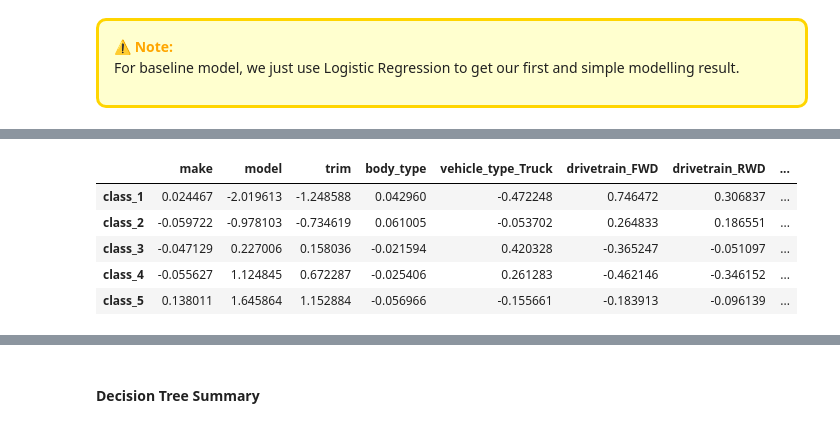
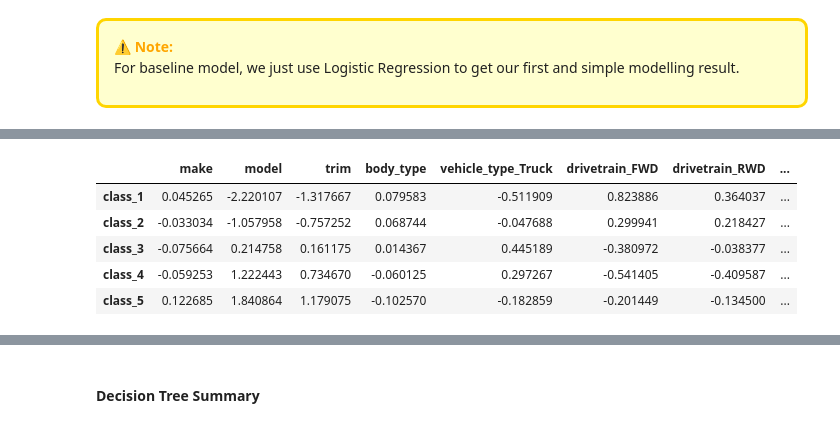
Before and after one commit to anthonynamnam/brainstation_capstone, a Jupyter notebook: Notebooks/model-development.ipynb, the cells around one changed output, grey strips where cells are left out. Saved outputs shown, nothing was run; the diff lists cells and outputs as text; code cells hidden in the pictures.

```diff
--- a/Notebooks/model-development.ipynb
+++ b/Notebooks/model-development.ipynb
@@ -1704,11 +1735,11 @@ For baseline model, we just use Logistic Regression to get our first and simple
 # %%
 from sklearn.linear_model import LogisticRegression
 
-def model(test = False,save = True):
+def model(test = False):
     model = MyModel(X_train,X_test,
                     y_train,y_test,
                     train_subsample_size=global_subsampling_pct,
-                    test_subsample_size=None)
+                    test_subsample_size=global_subsampling_pct)
 
     # Apply Subsampling for faster training in experimental stage
     model.init_subsampling() # Subsample data for faster deployment
@@ -1718,18 +1749,30 @@ def model(test = False,save = True):
     model.init_target_encoding(columns=["make","model","trim","body_type"])
     model.init_encoder() # Activate all encoders and add to pipeline
 
+    # Instantiate scaler steps
     model.init_standard_scaler(columns=["make","model","trim","body_type"])
     model.init_scaler() # Activate all scalers and add to pipeline
 
     # Instantiate model and add to pipeline
-    model_name = "logit_v1"
+    model_name = "logit_baseline"
     model.init_model(name = model_name,
-                     model = LogisticRegression(penalty = "l2", # Avoid Overfitting
-                                                max_iter=10000,
-                                                C = 1))
+                     model = LogisticRegression()
+                    )
 
     # Instantiate the entire pipeline
     model.init_pipeline()
+
+    # Set K-Fold CV
+    model.set_kfold_cv(5)
+
+    # Instantiate the grid search
+    model.init_grid_search(params={f"{model_name}__C":[1],
+                                   f"{model_name}__penalty":["l2"], # Avoid Overfitting
+                                   f"{model_name}__max_iter":[10000],
+                                   f"{model_name}__class_weight":["balanced"], # Class Imbalance
+                                  },
+                           n_job = 3
+                          )
 
     # Fit the Pipeline
     model.fit()
@@ -1750,15 +1793,14 @@ def model(test = False,save = True):
     model.print_confusion_matrix()
 
     # Add model performance
-    if not test:
-        global perf
-        perf = model.add_perf(perf)
+    global perf
+    perf = model.add_perf(perf,test)
 
-    if save:
-        model.save_model()
+    # Save the model
+    model.save_model()
 
     return model
 
 # Run this model
-logit_v1 = model()
+logit = model()
 # %% [output]
@@ -1790,14 +2623,14 @@ actual_5         35        281       3495       5287       8540
 # %%
-this_model = logit_v1.pipeline[-1]
+this_model = logit.grid_search.best_estimator_[-1]
 feature_importance = pd.DataFrame(this_model.coef_,
                                   index = [f"class_{i+1}" for i in this_model.classes_],
                                   columns=this_model.feature_names_in_)
 
 feature_importance
 # %% [output]
 |  | make | model | trim | body_type | vehicle_type_Truck | drivetrain_FWD | drivetrain_RWD | ... |
-| class_1 | 0.024467 | -2.019613 | -1.248588 | 0.042960 | -0.472248 | 0.746472 | 0.306837 | ... |
-| class_2 | -0.059722 | -0.978103 | -0.734619 | 0.061005 | -0.053702 | 0.264833 | 0.186551 | ... |
-| class_3 | -0.047129 | 0.227006 | 0.158036 | -0.021594 | 0.420328 | -0.365247 | -0.051097 | ... |
-| class_4 | -0.055627 | 1.124845 | 0.672287 | -0.025406 | 0.261283 | -0.462146 | -0.346152 | ... |
-| class_5 | 0.138011 | 1.645864 | 1.152884 | -0.056966 | -0.155661 | -0.183913 | -0.096139 | ... |
+| class_1 | 0.045265 | -2.220107 | -1.317667 | 0.079583 | -0.511909 | 0.823886 | 0.364037 | ... |
+| class_2 | -0.033034 | -1.057958 | -0.757252 | 0.068744 | -0.047688 | 0.299941 | 0.218427 | ... |
+| class_3 | -0.075664 | 0.214758 | 0.161175 | 0.014367 | 0.445189 | -0.380972 | -0.038377 | ... |
+| class_4 | -0.059253 | 1.222443 | 0.734670 | -0.060125 | 0.297267 | -0.541405 | -0.409587 | ... |
+| class_5 | 0.122685 | 1.840864 | 1.179075 | -0.102570 | -0.182859 | -0.201449 | -0.134500 | ... |
```
Also changed, not shown: parts of 386 cells of this notebook.
